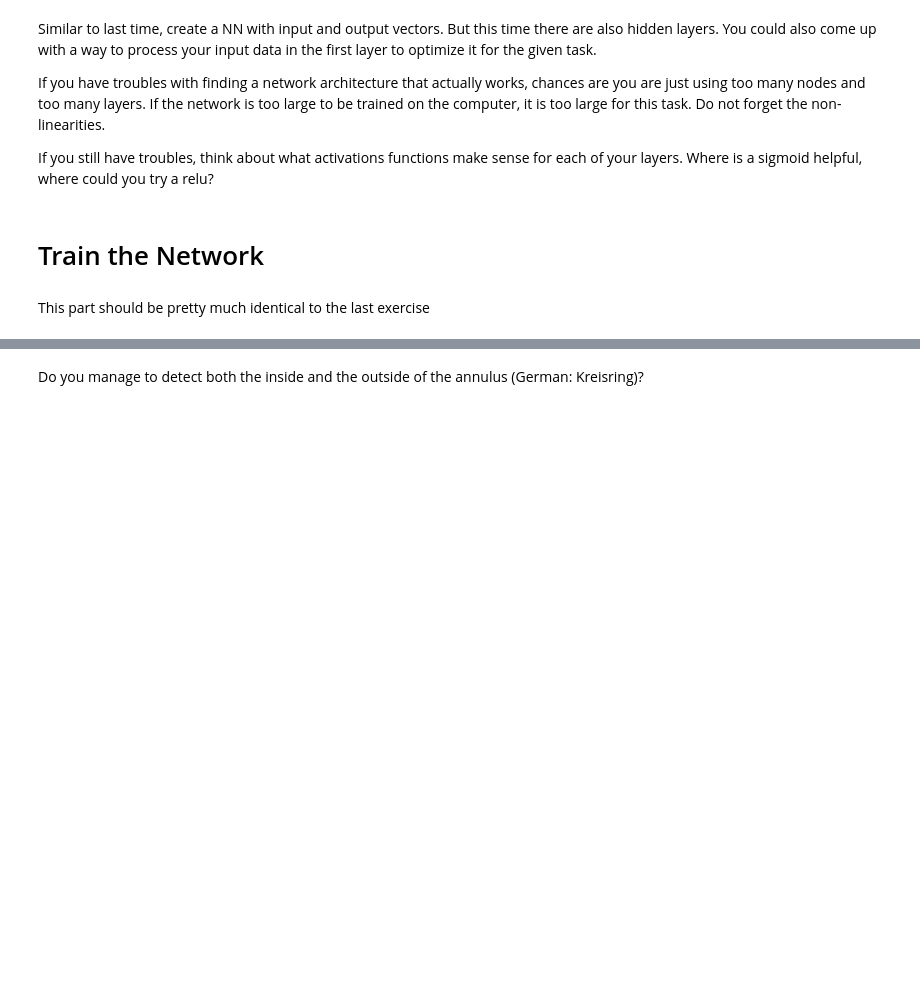
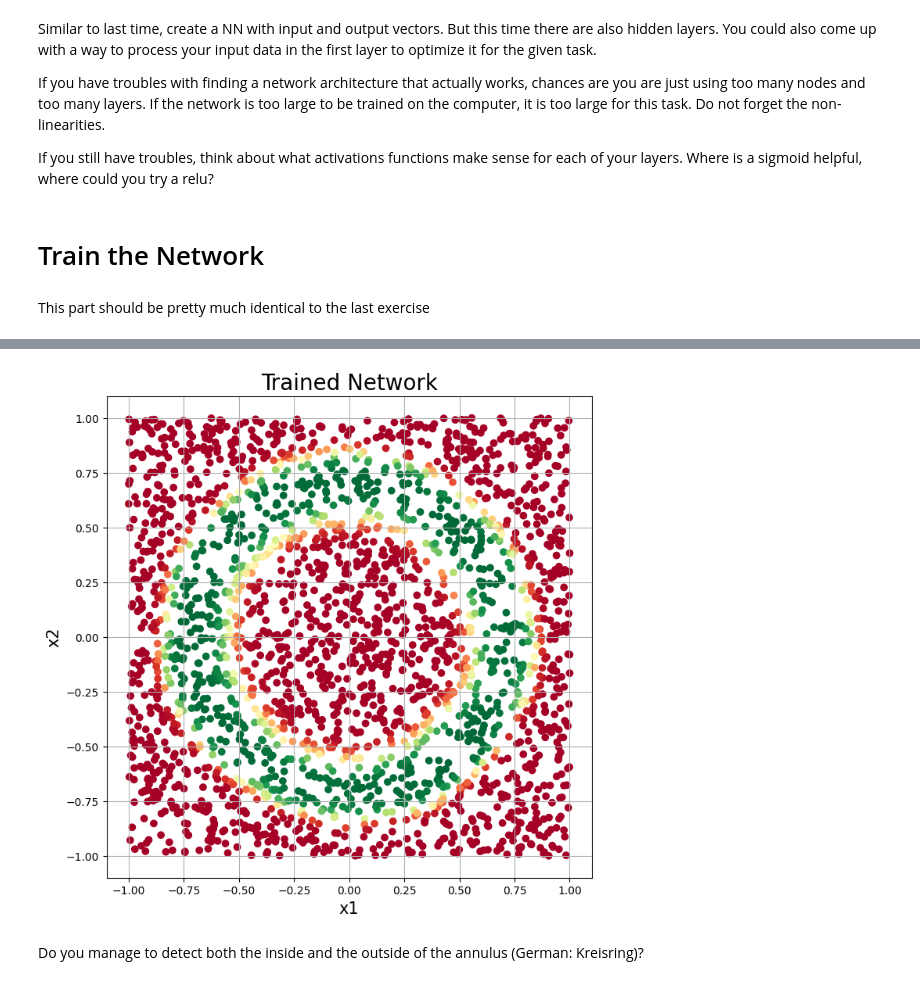
Before and after one commit to RobertAris/biological-neuronal-network, a Jupyter notebook: 3_NN_Exercises/Task_2_Multi_Layer_NN.ipynb, the cells around one changed output, grey strips where cells are left out. Saved outputs shown, nothing was run; the diff lists cells and outputs as text; code cells hidden in the pictures; blank space fills up the shorter version.

```diff
--- a/3_NN_Exercises/Task_2_Multi_Layer_NN.ipynb
+++ b/3_NN_Exercises/Task_2_Multi_Layer_NN.ipynb
@@ -58,14 +60,20 @@ class ANN(nn.Module):
         super(ANN,self).__init__()
 
         # ToDo: Define your network layers here
-        ...
+        self.hidden1 = nn.Linear(2,64)
+        self.hidden2 = nn.Linear(64, 64)
+        self.output = nn.Linear(64, 1)
 
     def forward(self,x):
         # This functions tells torch, how the layers are actually connected. More complex networks will have more complex code here
 
-        x = ... # TODO define the network architecture here
+        x = torch.relu(self.hidden1(x))
+        x = torch.relu(self.hidden2(x))
+        x = self.output(x)
+        x = torch.sigmoid(x)
 
-        return x
+        return x.squeeze(-1)
+
 
     def predict(self,x):
         # Make a prediction (0 or 1), to which class the data belongs to
@@ -96,17 +105,0 @@ plt.show()
-# %%
-n_epochs                = 500
-batch_size              = 128
-
-n_iterations_per_epoch  = y_train.shape[0] // batch_size
-n_iterations_validation = y_test.shape[0] // batch_size
-
-for epoch in range(n_epochs):
-    # Train your network
-    ann.train()
-
-    ... # Train your network
-
-    # Evaluation
-    ann.eval()
-
-    ... # Evaluate your network
@@ -116,2 +163,18 @@ for epoch in range(n_epochs):
+# %%
+# Make a prediction of the trained network and plot it
+ # Make a prediction of the trained network and plot it
+ann.eval()
+y_pred = ann.forward(X_test).cpu().detach().numpy()
+
+# Plot the raw data
+plt.figure(figsize=(8,8))
+plt.scatter(X_test[:,0],X_test[:,1],c=y_pred,cmap="RdYlGn")
+plt.grid(True)
+plt.xlabel('x1',fontsize=15)
+plt.ylabel('x2',fontsize=15)
+plt.title('Trained Network',fontsize=20)
+plt.show()
+# %% [output]
+[figure, added]
 # %% [markdown]
 Do you manage to detect both the inside and the outside of the annulus (German: Kreisring)?
```
Also changed, not shown: parts of 5 cells of this notebook.
